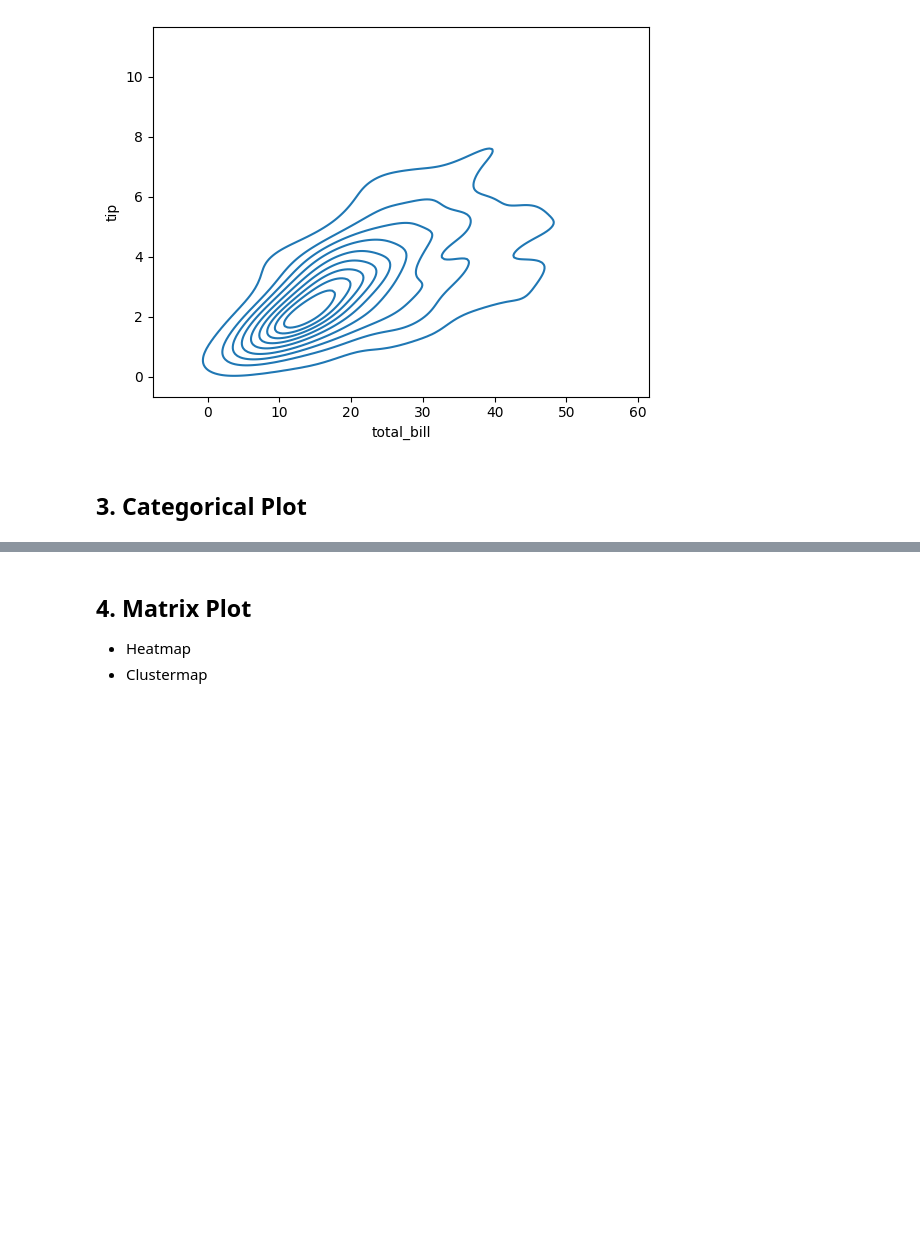
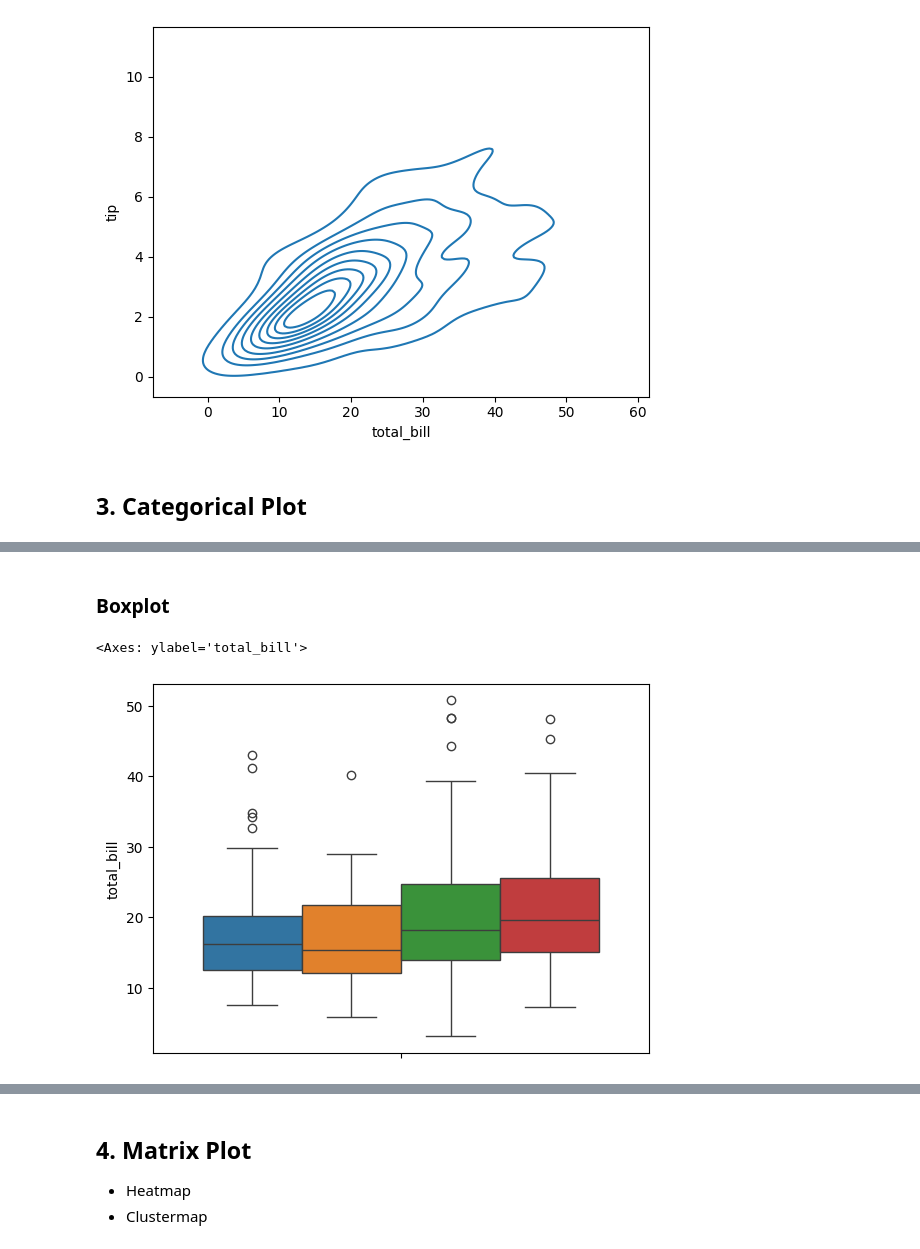
Before and after one commit to utkarshchouhan-dev/Python-Libraries, a Jupyter notebook: Seaborn/seaborn1.ipynb, the cells around one changed output, grey strips where cells are left out. Cells and saved outputs as stored; diff of their text form; code cells hidden in the pictures; blank space fills up the shorter version.

```diff
--- a/Seaborn/seaborn1.ipynb
+++ b/Seaborn/seaborn1.ipynb
@@ -262,0 +300,8 @@ sns.kdeplot(data=tips,x='total_bill',y='tip')
+# %% [markdown]
+### Boxplot
+# %%
+sns.boxplot(data=tips,y='total_bill',hue='day',legend=False)
+# sns.catplot(kind='box',data=tips,y='total_bill',hue='day',legend=False)
+# %% [output]
+<Axes: ylabel='total_bill'>
+[figure, added]
```
Also changed, not shown: parts of 12 cells of this notebook.
